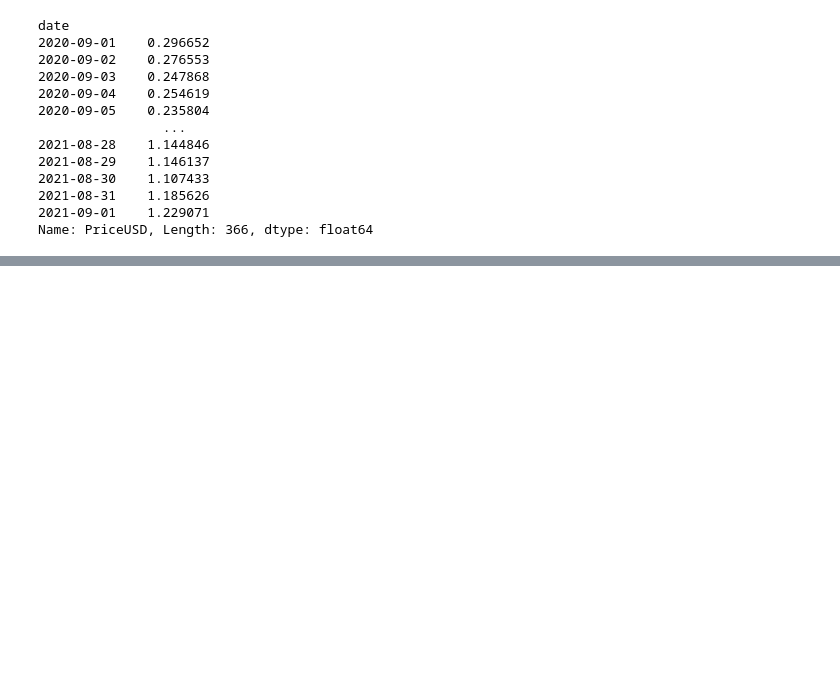
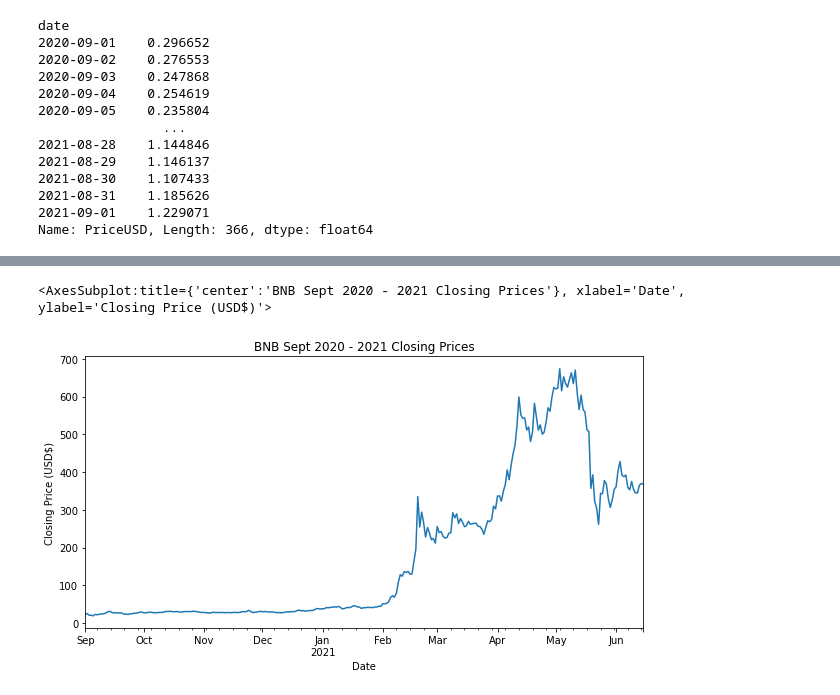
Before and after one commit to hieple24/Project_1, a Jupyter notebook: Project.ipynb, the cells around one changed output, grey strips where cells are left out. Drawn from its saved outputs; the diff is of its cells as text; code cells hidden in the pictures; blank space fills up the shorter version.

```diff
--- a/Project.ipynb
+++ b/Project.ipynb
@@ -58,17 +58,3 @@ date
 2021-06-14    369.800282
 2021-06-15    367.981888
 Name: PriceUSD, Length: 288, dtype: float64
-# %%
-#Read in BNB crpytocurrency CSV file
-#Locate the data we need: Closing price in USD from Sept 2020 - Sept 2021
-#Confirm the data was imported properly
-
-read_csv = Path("Resources/BNB.csv")
-BNB = pd.read_csv(
-    Path('Resources/BNB.csv'),
-    index_col="date",
-    parse_dates=True,
-    infer_datetime_format=True)
-
-BNB_close = BNB['PriceUSD'].loc['2020-09-01' : '2021-09-01']
-BNB_close
@@ -172,0 +151,6 @@ Name: PriceUSD, Length: 366, dtype: float64
+# %%
+#Create a lineplot for the closing price of BNB dataset
+BNB_close.plot(figsize=(10, 5), title="BNB Sept 2020 - 2021 Closing Prices", xlabel = 'Date', ylabel = "Closing Price (USD$)")
+# %% [output]
+<AxesSubplot:title={'center':'BNB Sept 2020 - 2021 Closing Prices'}, xlabel='Date', ylabel='Closing Price (USD$)'>
+[figure, added]
```
Also changed, not shown: parts of 7 cells of this notebook.
